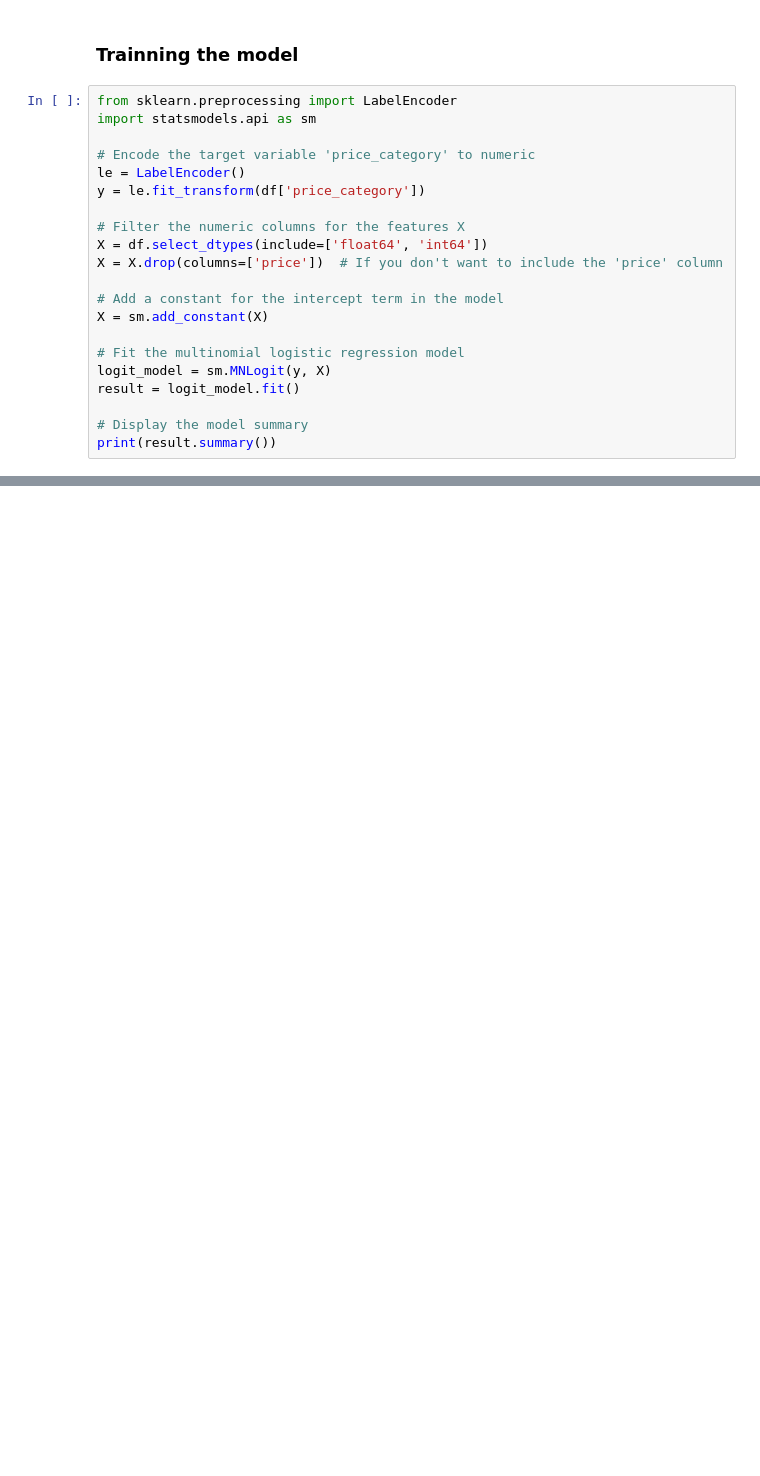
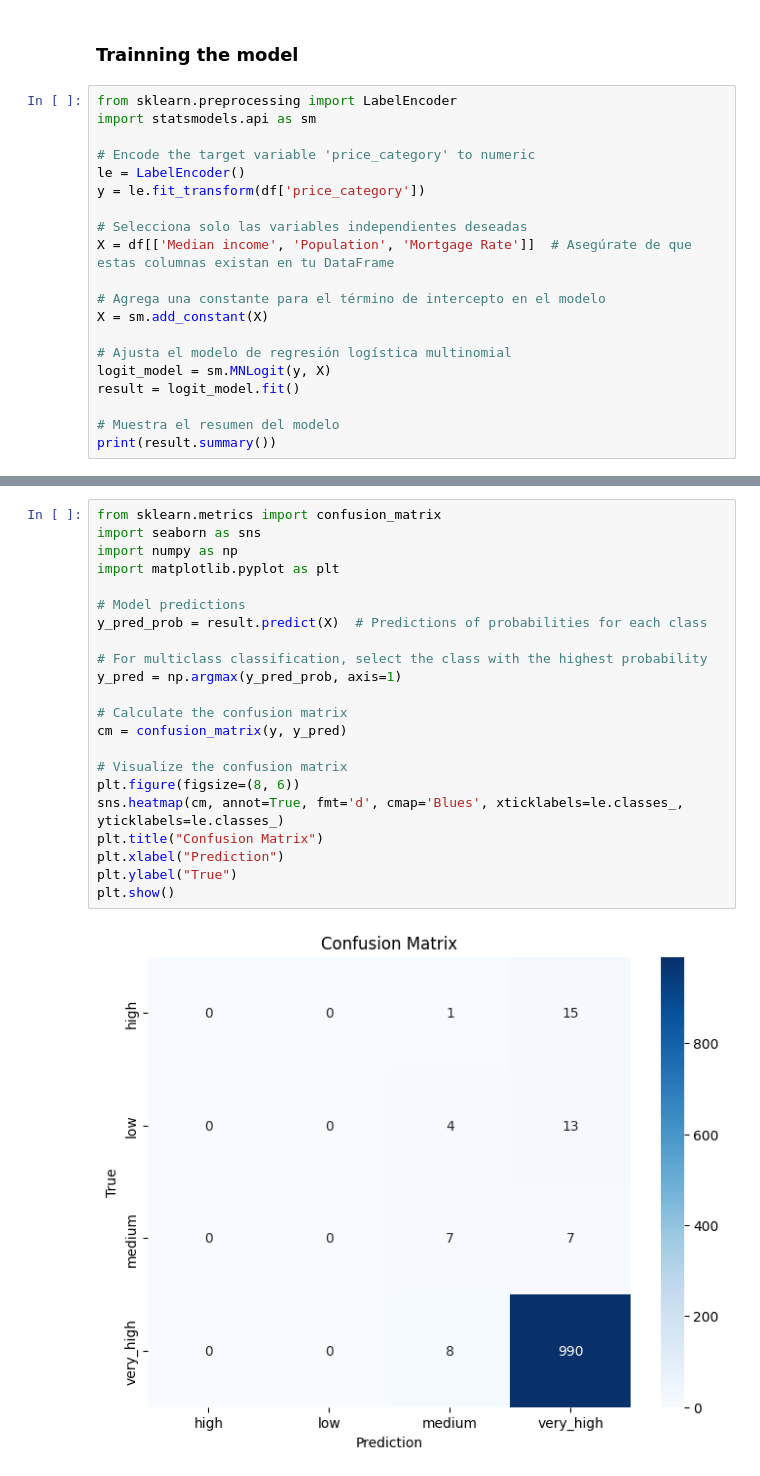
Before and after one commit to Jianting-Selina/PROG8430-1, a Jupyter notebook: presentationworkshop5_new.ipynb, the cells around one changed output, grey strips where cells are left out. Saved outputs shown, nothing was run; the diff lists cells and outputs as text; blank space fills up the shorter version.

Commit message:
add graph

```diff
--- a/presentationworkshop5_new.ipynb
+++ b/presentationworkshop5_new.ipynb
@@ -244,18 +244,17 @@ import statsmodels.api as sm
 le = LabelEncoder()
 y = le.fit_transform(df['price_category'])
 
-# Filter the numeric columns for the features X
-X = df.select_dtypes(include=['float64', 'int64'])
-X = X.drop(columns=['price'])  # If you don't want to include the 'price' column
+# Selecciona solo las variables independientes deseadas
+X = df[['Median income', 'Population', 'Mortgage Rate']]  # Asegúrate de que estas columnas existan en tu DataFrame
 
-# Add a constant for the intercept term in the model
+# Agrega una constante para el término de intercepto en el modelo
 X = sm.add_constant(X)
 
-# Fit the multinomial logistic regression model
+# Ajusta el modelo de regresión logística multinomial
 logit_model = sm.MNLogit(y, X)
 result = logit_model.fit()
 
-# Display the model summary
+# Muestra el resumen del modelo
 print(result.summary())
 # %% [output]
 Optimization terminated successfully.
@@ -316,0 +316,24 @@ AUC: 0.9698737661404564
+# %%
+from sklearn.metrics import confusion_matrix
+import seaborn as sns
+import numpy as np
+import matplotlib.pyplot as plt
+
+# Model predictions
+y_pred_prob = result.predict(X)  # Predictions of probabilities for each class
+
+# For multiclass classification, select the class with the highest probability
+y_pred = np.argmax(y_pred_prob, axis=1)
+
+# Calculate the confusion matrix
+cm = confusion_matrix(y, y_pred)
+
+# Visualize the confusion matrix
+plt.figure(figsize=(8, 6))
+sns.heatmap(cm, annot=True, fmt='d', cmap='Blues', xticklabels=le.classes_, yticklabels=le.classes_)
+plt.title("Confusion Matrix")
+plt.xlabel("Prediction")
+plt.ylabel("True")
+plt.show()
+# %% [output]
+[figure, added]
```
Also changed, not shown: parts of 4 cells of this notebook.
